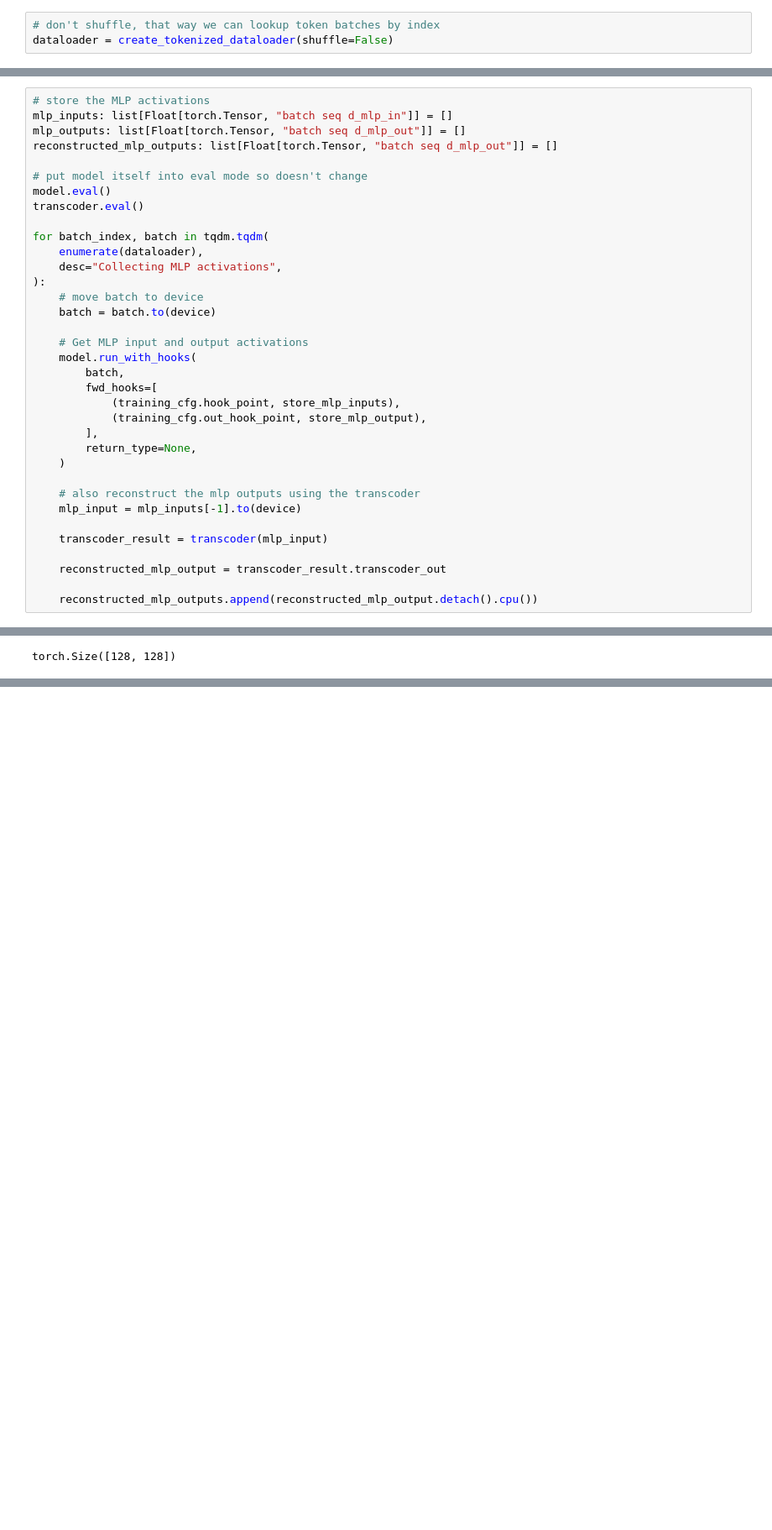
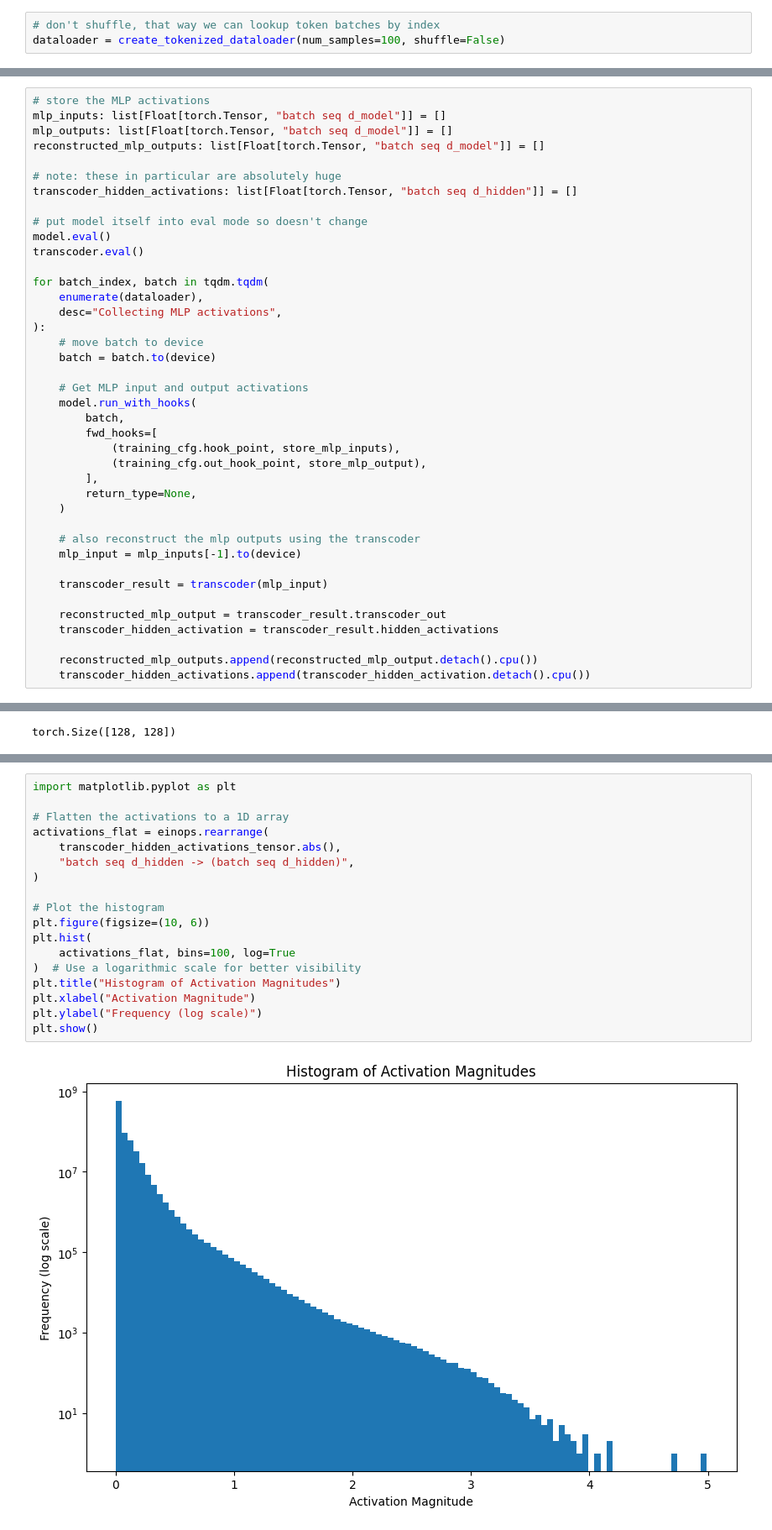
Before and after one commit to b-schoen/minTranscoder, a Jupyter notebook: minTranscoders_explore.ipynb, the cells around one changed output, grey strips where cells are left out. Shown: that part at 84% size. Cells and saved outputs as stored; diff of their text form; blank space fills up the shorter version.

```diff
--- a/minTranscoders_explore.ipynb
+++ b/minTranscoders_explore.ipynb
@@ -630,7 +711,7 @@ The speech is about the "new" American culture of "self-expression," which is th
 torch.cuda.empty_cache()
 # %%
 # don't shuffle, that way we can lookup token batches by index
-dataloader = create_tokenized_dataloader(shuffle=False)
+dataloader = create_tokenized_dataloader(num_samples=100, shuffle=False)
 # %% [output]
 Loading dataset...
 Tokenizing dataset...
@@ -646,8 +721,11 @@ num_batches
 # %%
 # store the MLP activations
-mlp_inputs: list[Float[torch.Tensor, "batch seq d_mlp_in"]] = []
-mlp_outputs: list[Float[torch.Tensor, "batch seq d_mlp_out"]] = []
-reconstructed_mlp_outputs: list[Float[torch.Tensor, "batch seq d_mlp_out"]] = []
+mlp_inputs: list[Float[torch.Tensor, "batch seq d_model"]] = []
+mlp_outputs: list[Float[torch.Tensor, "batch seq d_model"]] = []
+reconstructed_mlp_outputs: list[Float[torch.Tensor, "batch seq d_model"]] = []
+
+# note: these in particular are absolutely huge
+transcoder_hidden_activations: list[Float[torch.Tensor, "batch seq d_hidden"]] = []
 
 # put model itself into eval mode so doesn't change
 model.eval()
@@ -676,8 +754,10 @@ for batch_index, batch in tqdm.tqdm(
     transcoder_result = transcoder(mlp_input)
 
     reconstructed_mlp_output = transcoder_result.transcoder_out
+    transcoder_hidden_activation = transcoder_result.hidden_activations
 
     reconstructed_mlp_outputs.append(reconstructed_mlp_output.detach().cpu())
+    transcoder_hidden_activations.append(transcoder_hidden_activation.detach().cpu())
 # %%
 # access corresponding batch directly
 batch = dataloader.dataset[batch_index : batch_index + dataloader.batch_size]
@@ -749,0 +831,20 @@ torch.Size([156, 64, 128])
+# %%
+import matplotlib.pyplot as plt
+
+# Flatten the activations to a 1D array
+activations_flat = einops.rearrange(
+    transcoder_hidden_activations_tensor.abs(),
+    "batch seq d_hidden -> (batch seq d_hidden)",
+)
+
+# Plot the histogram
+plt.figure(figsize=(10, 6))
+plt.hist(
+    activations_flat, bins=100, log=True
+)  # Use a logarithmic scale for better visibility
+plt.title("Histogram of Activation Magnitudes")
+plt.xlabel("Activation Magnitude")
+plt.ylabel("Frequency (log scale)")
+plt.show()
+# %% [output]
+[figure, added]
```
Also changed, not shown: parts of 26 cells of this notebook.
